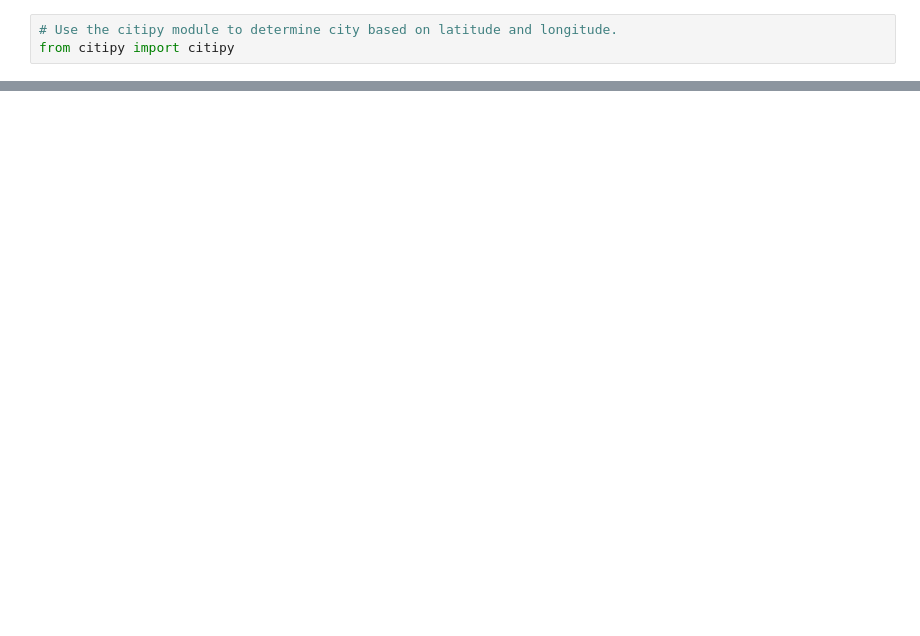
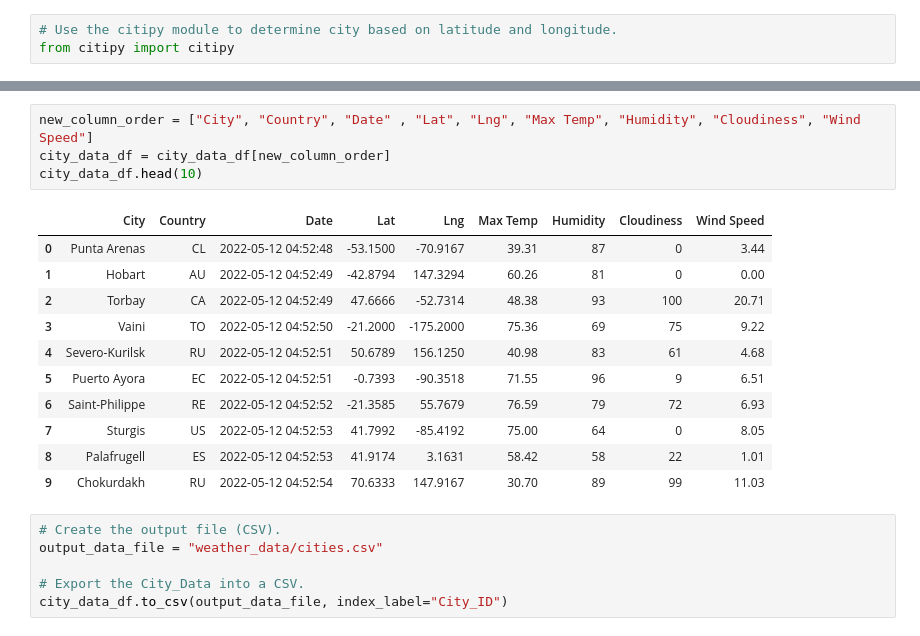
Before and after one commit to joeapodaca/World_Weather_Analysis, a Jupyter notebook: WeatherPy.ipynb, the cells around one changed output, grey strips where cells are left out. Cells and saved outputs as stored; diff of their text form; blank space fills up the shorter version.

Commit message:
adding cities.csv

```diff
--- a/WeatherPy.ipynb
+++ b/WeatherPy.ipynb
@@ -78,0 +195,22 @@ len(cities)
+# %%
+new_column_order = ["City", "Country", "Date" , "Lat", "Lng", "Max Temp", "Humidity", "Cloudiness", "Wind Speed"]
+city_data_df = city_data_df[new_column_order]
+city_data_df.head(10)
+# %% [output]
+|  | City | Country | Date | Lat | Lng | Max Temp | Humidity | Cloudiness | Wind Speed |
+| 0 | Punta Arenas | CL | 2022-05-12 04:52:48 | -53.1500 | -70.9167 | 39.31 | 87 | 0 | 3.44 |
+| 1 | Hobart | AU | 2022-05-12 04:52:49 | -42.8794 | 147.3294 | 60.26 | 81 | 0 | 0.00 |
+| 2 | Torbay | CA | 2022-05-12 04:52:49 | 47.6666 | -52.7314 | 48.38 | 93 | 100 | 20.71 |
+| 3 | Vaini | TO | 2022-05-12 04:52:50 | -21.2000 | -175.2000 | 75.36 | 69 | 75 | 9.22 |
+| 4 | Severo-Kurilsk | RU | 2022-05-12 04:52:51 | 50.6789 | 156.1250 | 40.98 | 83 | 61 | 4.68 |
+| 5 | Puerto Ayora | EC | 2022-05-12 04:52:51 | -0.7393 | -90.3518 | 71.55 | 96 | 9 | 6.51 |
+| 6 | Saint-Philippe | RE | 2022-05-12 04:52:52 | -21.3585 | 55.7679 | 76.59 | 79 | 72 | 6.93 |
+| 7 | Sturgis | US | 2022-05-12 04:52:53 | 41.7992 | -85.4192 | 75.00 | 64 | 0 | 8.05 |
+| 8 | Palafrugell | ES | 2022-05-12 04:52:53 | 41.9174 | 3.1631 | 58.42 | 58 | 22 | 1.01 |
+| 9 | Chokurdakh | RU | 2022-05-12 04:52:54 | 70.6333 | 147.9167 | 30.70 | 89 | 99 | 11.03 |
+# %%
+# Create the output file (CSV).
+output_data_file = "weather_data/cities.csv"
+
+# Export the City_Data into a CSV.
+city_data_df.to_csv(output_data_file, index_label="City_ID")
```
Also changed, not shown: parts of 7 cells of this notebook, 4 other files.
